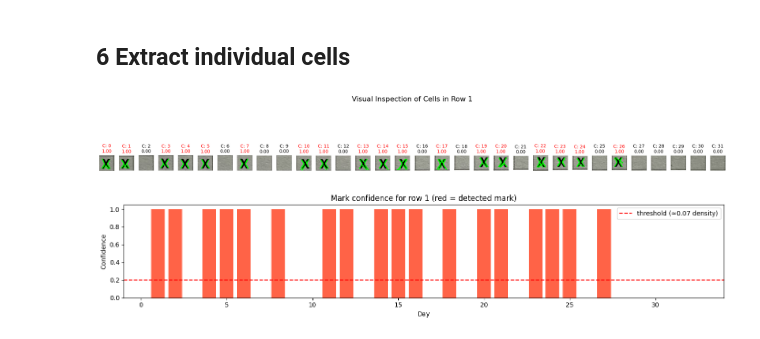
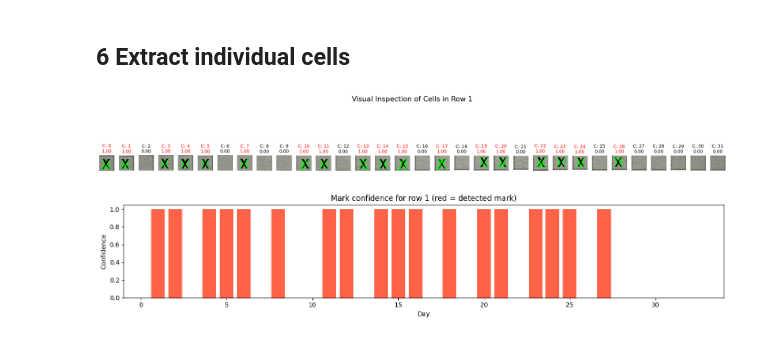
Before and after one commit to oguzmum/trackwise, a Jupyter notebook: table-detection-poc.ipynb, the cells around one changed output. Saved outputs shown, nothing was run; the diff lists cells and outputs as text; code cells hidden in the pictures.

Commit message:
fix label

```diff
--- a/table-detection-poc.ipynb
+++ b/table-detection-poc.ipynb
@@ -192,33 +192,31 @@ for c in range(n_cols):
     cell_rgb = cv2.cvtColor(cell, cv2.COLOR_BGR2RGB)
 
     has_mark, conf, lines = detect_mark_in_cell(cell_rgb)
     densities.append(conf)
 
     ax = axes[c]
     ax.imshow(cell_rgb)
 
     for lx1, ly1, lx2, ly2 in lines:
         ax.plot([lx1, lx2], [ly1, ly2], color='lime', linewidth=2)
 
     title_color = "red" if has_mark else "black"
     ax.set_title(f"C: {c}\n{conf:.2f}", color=title_color, fontsize=10)
     ax.axis("off")
 
 plt.tight_layout()
 plt.show()
 
 
 plt.figure(figsize=(14, 3))
 days = range(1, len(densities) + 1)
 colors = ["tomato" if d > 0.2 else "steelblue" for d in densities]
 plt.bar(days, densities, color=colors)
-plt.axhline(y=0.2, color="red", linestyle="--", label="threshold (≈0.07 density)")
 plt.xlabel("Day")
 plt.ylabel("Confidence")
 plt.title(f"Mark confidence for row {SAMPLE_ROW} (red = detected mark)")
-plt.legend()
 plt.tight_layout()
 plt.show()
 # %% [output]
 [figure]
-[figure, old version]
+[figure, new version]
```
